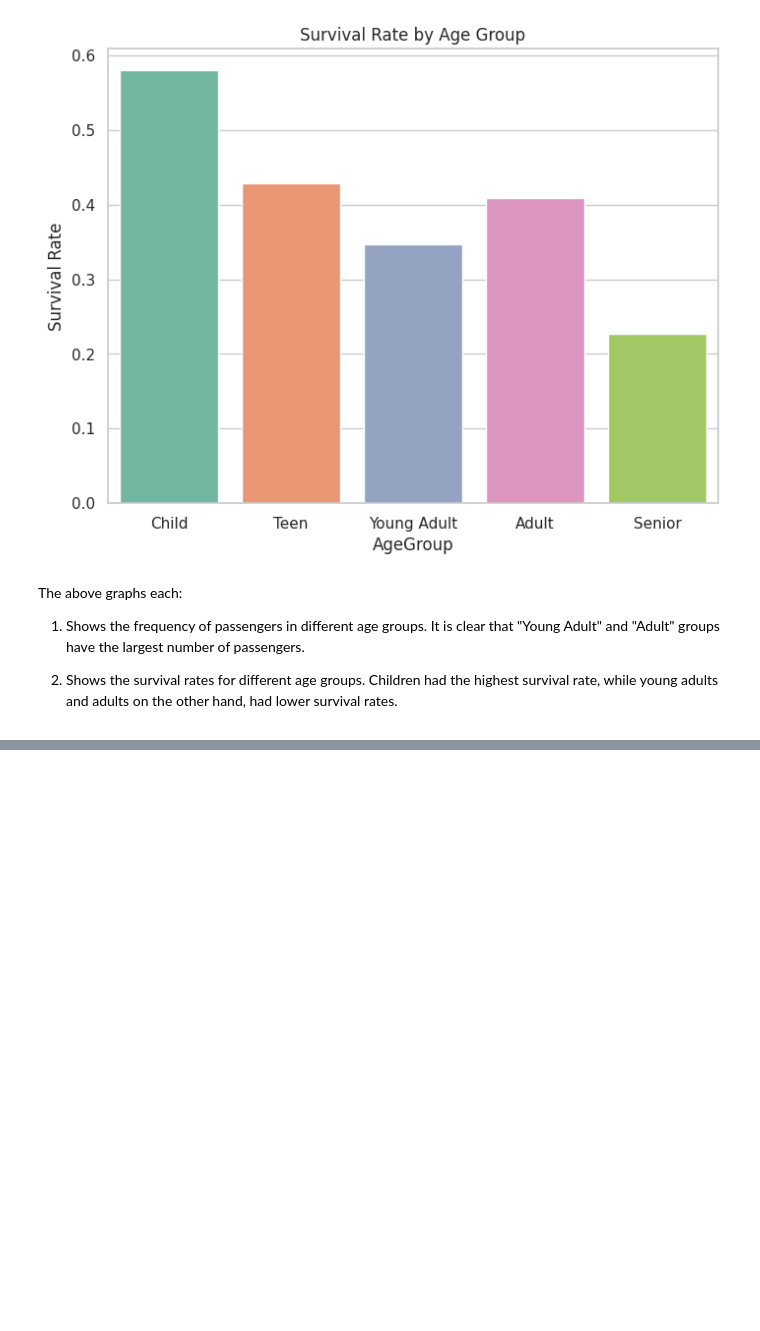
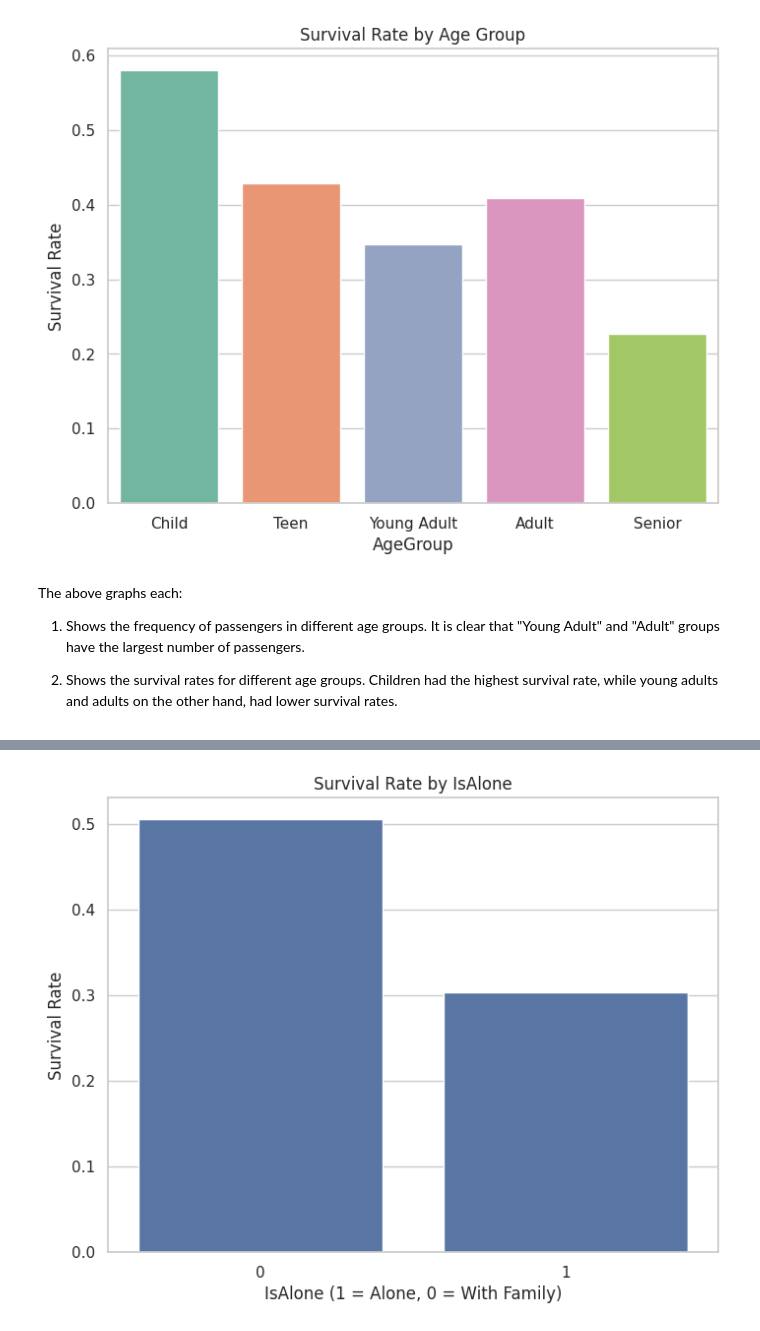
Before and after one commit to Ethan-97/PRODIGY_DS_02, a Jupyter notebook: Task2.ipynb, the cells around one changed output, grey strips where cells are left out. Cells and saved outputs as stored; diff of their text form; code cells hidden in the pictures; blank space fills up the shorter version.

Commit message:
Fixed errors, last commit

```diff
--- a/Task2.ipynb
+++ b/Task2.ipynb
@@ -307,0 +314,17 @@ The above graphs each:
+# %%
+# Create 'FamilySize' and 'IsAlone' features
+train_data['FamilySize'] = train_data['SibSp'] + train_data['Parch'] + 1
+test_data['FamilySize'] = test_data['SibSp'] + test_data['Parch'] + 1
+
+train_data['IsAlone'] = (train_data['FamilySize'] == 1).astype(int)
+test_data['IsAlone'] = (test_data['FamilySize'] == 1).astype(int)
+
+# Visualizing the survival rate by 'IsAlone'
+plt.figure(figsize = (8, 6))
+sns.barplot(x = 'IsAlone', y = 'Survived', data = train_data, errorbar = None)
+plt.title("Survival Rate by IsAlone")
+plt.ylabel("Survival Rate")
+plt.xlabel("IsAlone (1 = Alone, 0 = With Family)")
+plt.show()
+# %% [output]
+[figure, added]
```
Also changed, not shown: parts of 5 cells of this notebook.
